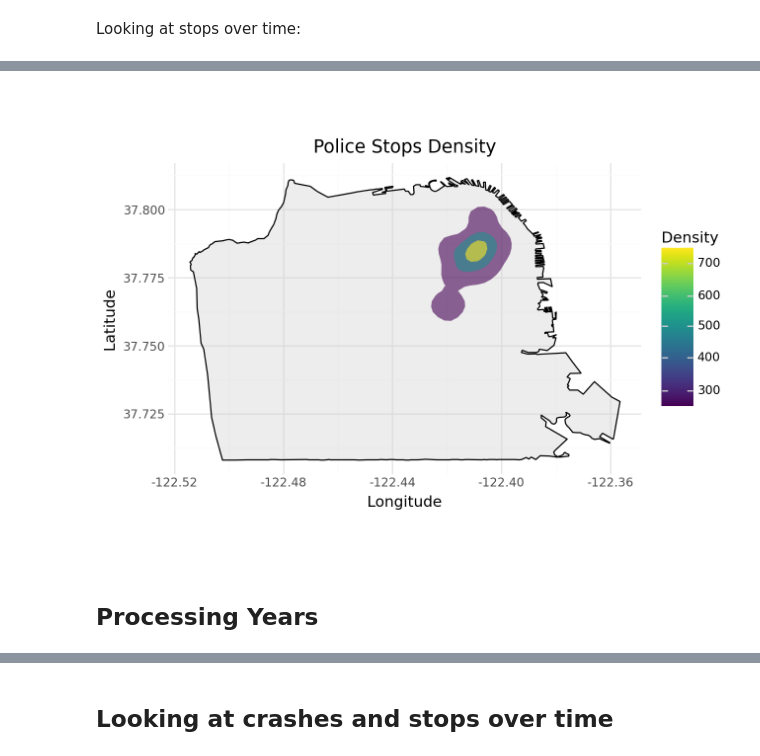
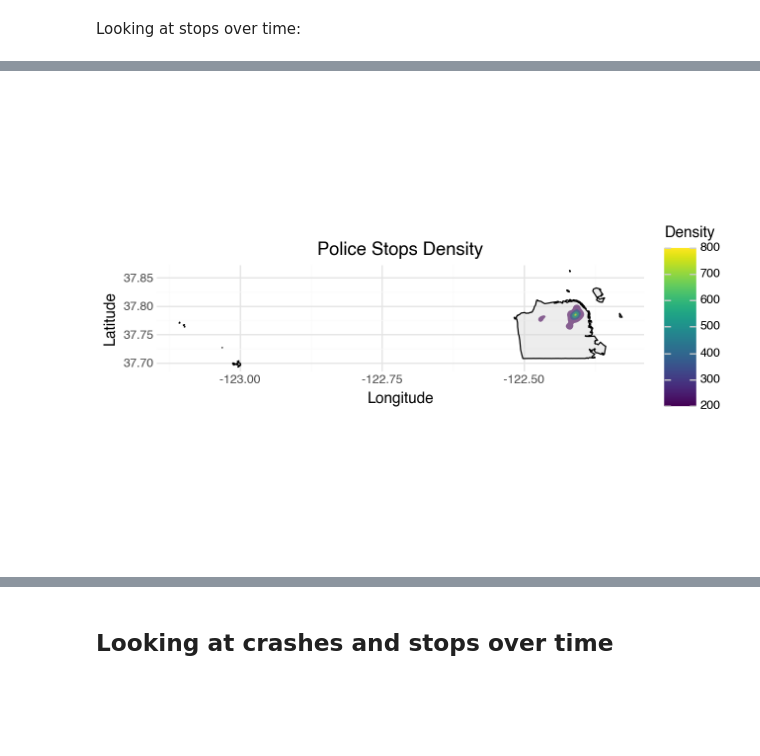
Before and after one commit to utexas-SDS-357/sds357-project-sp26-con-founders, a Jupyter notebook: Preprocessing/sf_analysis.ipynb, the cells around one changed output, grey strips where cells are left out. Saved outputs shown, nothing was run; the diff lists cells and outputs as text; code cells hidden in the pictures; blank space fills up the shorter version.

```diff
--- a/Preprocessing/sf_analysis.ipynb
+++ b/Preprocessing/sf_analysis.ipynb
@@ -316,10 +248,0 @@ Filter out years
-# %%
-#filter year
-import datetime as dt
-
-stops_clean['date'] = pd.to_datetime(stops_clean['date'])
-stops_clean['year'] = stops_clean['date'].dt.year
-
-stops_clean = stops_clean[stops_clean['date'] > pd.to_datetime("January 1st, 2010")]
-stops_clean = stops_clean[stops_clean['date'] < pd.to_datetime("July 1st, 2016")]
-stops_clean["Vision Zero"] = stops_clean['date'] > pd.to_datetime("March 18th, 2014")
@@ -328,12 +248,0 @@ Add Census Track data
-# %%
-census_boundaries = census_boundaries.to_crs(stops_clean.crs)
-
-stops_clean = stops_clean.drop(columns=["index_right"], errors="ignore")
-census_boundaries = census_boundaries.drop(columns=["index_right"], errors="ignore")
-
-stops_clean = gpd.sjoin(
-    stops_clean,
-    census_boundaries,
-    how="left",
-    predicate="within"
-)
@@ -354,14 +248,0 @@ Fix Location Data
-# %%
-# filter city to county of interest
-counties_of_interest = ["San Francisco"]
-
-# get number of coordinates within bounds
-city_filtered = city_boundaries[city_boundaries['county'].isin(counties_of_interest)]
-print("Total points:", len(stops_df))
-
-min_x = city_filtered.total_bounds[0]
-max_x = city_filtered.total_bounds[2]
-min_y = city_filtered.total_bounds[1]
-max_y = city_filtered.total_bounds[3]
-
-print(f"Longitude: {min_x}, {max_x}\nLatitude: {min_y}, {max_y}")
@@ -516,0 +285,3 @@ fig.show()
+# %%
+# filter dataset to 2012 onward
+stops_clean = stops_clean[stops_clean['year'] >= 2012]
@@ -517,36 +324,33 @@ fig.show()
 # %%
-stops_clean = stops_clean.to_crs(city_boundaries_filt.crs)
+stops_clean = stops_clean.to_crs(city_filtered.crs)
 stops_clean["lon"] = stops_clean.geometry.x
 stops_clean["lat"] = stops_clean.geometry.y
 
 (
     ggplot() +
     # City boundary (base layer)
     geom_map(
-        city_boundaries_filt,
-         aes(map_id="county"),
+        city_filtered,
         fill="lightgray",
         color="black",
         alpha=0.4
     ) +
     # Density heatmap layer
     stat_density_2d(
         stops_clean,
         aes(x="lon", y="lat", fill="..level.."),
         geom="polygon",
         alpha=0.6,
         contour=True
     ) +
     scale_fill_cmap(name="Density", cmap_name="viridis") +
     labs(
         title="Police Stops Density",
         x="Longitude",
         y="Latitude"
     ) +
     coord_equal() +
     theme_minimal()
 )
 # %% [output]
-[figure, old version]
+[figure, new version]
-# %% [markdown]
-## Processing Years
```
Also changed, not shown: parts of 44 cells of this notebook.
